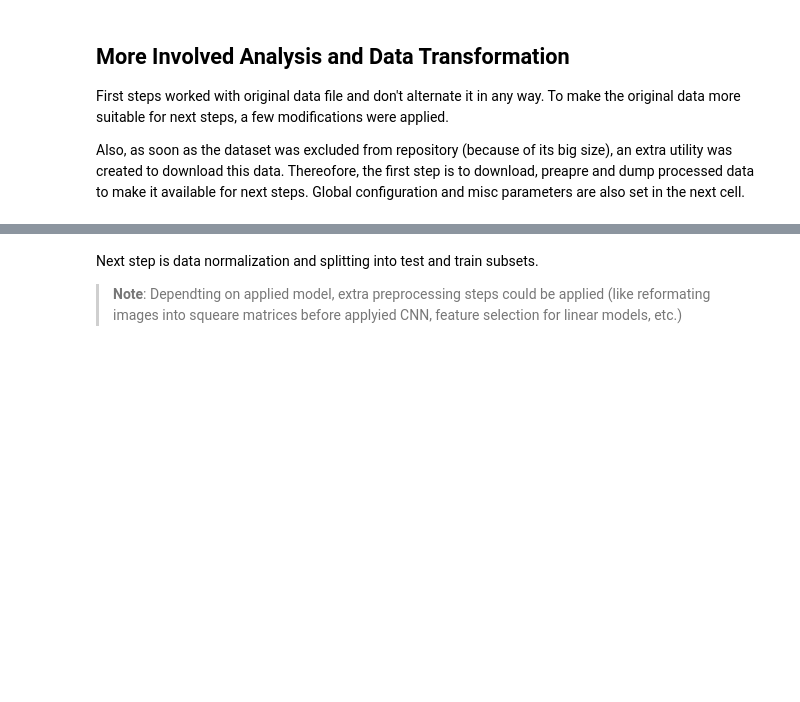
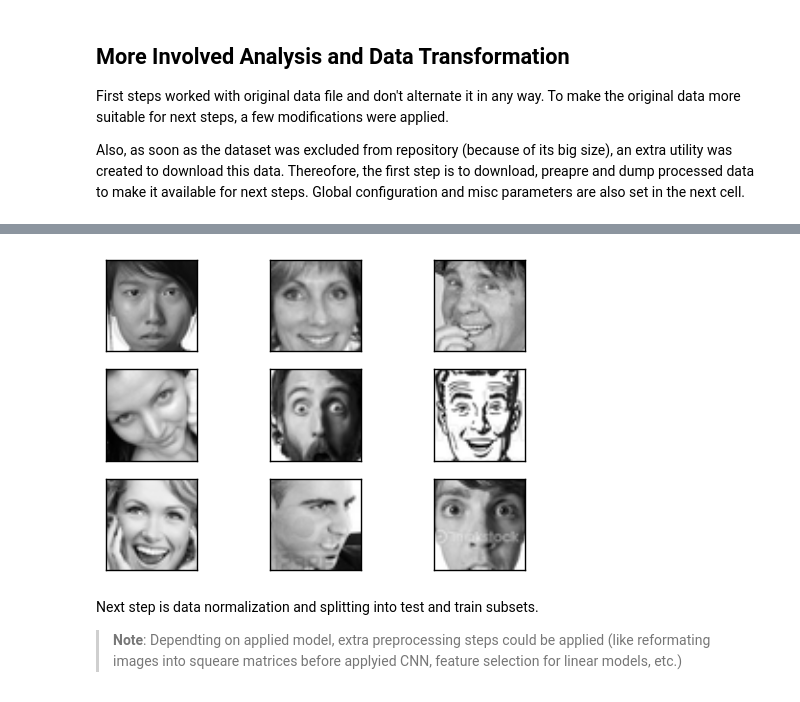
Before and after one commit to devforfu/emotions, a Jupyter notebook: emotions.ipynb, the cells around one changed output, grey strips where cells are left out. Drawn from its saved outputs; the diff is of its cells as text; code cells hidden in the pictures; blank space fills up the shorter version.

```diff
--- a/emotions.ipynb
+++ b/emotions.ipynb
@@ -217,0 +163,38 @@ fig
+# %%
+filenames = list(glob.glob1(DATA_FOLDER, '*.npy'))
+loader = Dataset('fer2013', dataset_folder=DATA_FOLDER)
+
+if not filenames:
+    log.info("Data files not found. Loading dataset..")
+    url = 'https://www.dropbox.com/s/jrivrub0ii16s4h/fer2013.tar.gz?dl=1'
+    loader.load_from_url(url, archive=True, name_in_archive='fer2013/fer2013.csv')
+
+    log.info("Preparing dataset for processing..")
+    loader.prepare()
+    df = loader.prepared
+    X = df.drop(['label', 'verbose', 'subset'], axis=1).values
+    y = df.label.values
+    split_config = {'shuffle': True, 'random_state': RANDOM_STATE}
+
+    log.info("Dump dataset into smaller chunks..")
+
+    # save data splitted into chunks
+    dump(X, y, prefix='emotions', output_dir=DATA_FOLDER, folds=N_FOLDS, stratified=True, **split_config)
+    filenames = list(glob.glob1(DATA_FOLDER, '*.npy'))
+    assert len(filenames) > 0, "Data loader invoked, but data not found"
+
+    log.info("File created in %s:", DATA_FOLDER)
+    for filename in filenames:
+        log.info(".. %s", filename)
+    log.info("Done!")
+
+
+if DEBUG:
+    log.warning("You're in DEBUG mode - only a subset of data will be used")
+
+X, y = load(DATA_FOLDER, prefix='emotions', subset_index=SUBSET_INDEX)
+log.info("Dataset shape: X=%s, y=%s" % (str(X.shape), str(y.shape)))
+log.info("Images sample to verify that dataset wasn't malformed")
+fig, _ = sample_images(X, img_size=IMAGE_SIZE)
+display(fig)
+# %% [output]
@@ -218,3 +204,4 @@ fig
+[figure, added]
 # %% [markdown]
 Next step is data normalization and splitting into test and train subsets.
 
```
Also changed, not shown: parts of 12 cells of this notebook.
